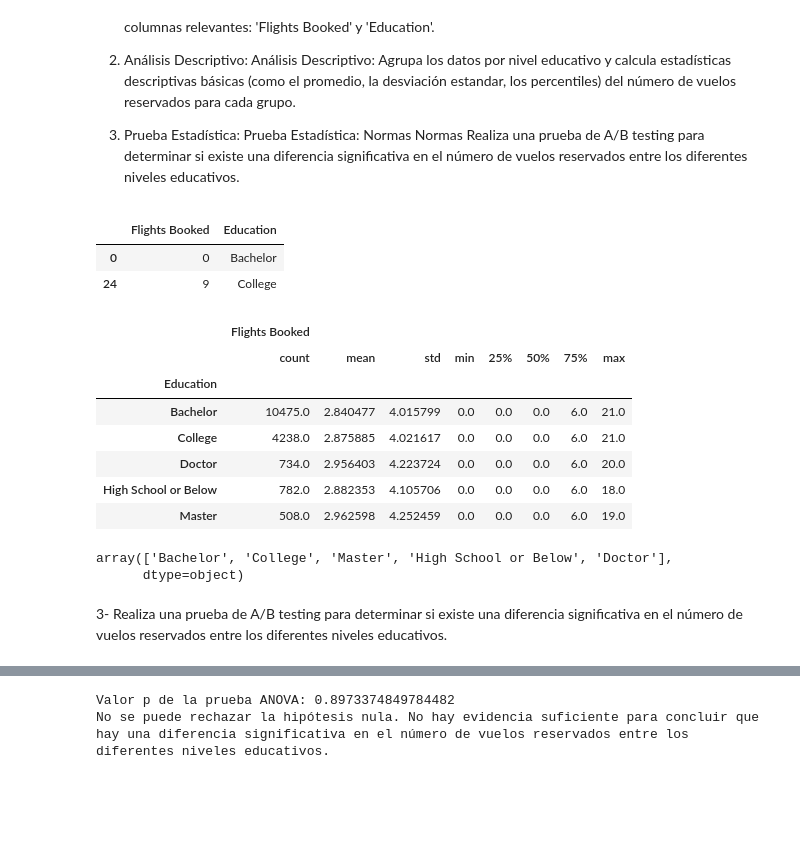
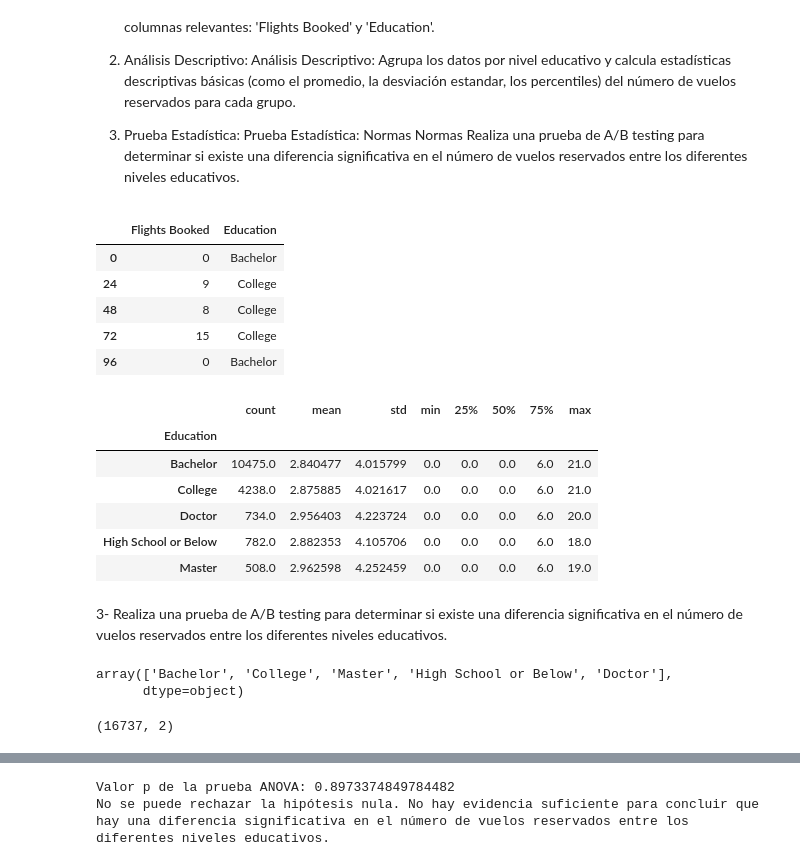
Before and after one commit to Adalab/bda-modulo-3-evaluacion-final-fedraca, a Jupyter notebook: EVALUACION FINAL MODULO 3.ipynb, the cells around one changed output, grey strips where cells are left out. Saved outputs shown, nothing was run; the diff lists cells and outputs as text; code cells hidden in the pictures; blank space fills up the shorter version.

```diff
--- a/EVALUACION FINAL MODULO 3.ipynb
+++ b/EVALUACION FINAL MODULO 3.ipynb
@@ -624,19 +621,21 @@ FASE 3- EVALUACION DE DIFERENCIAS EN RESERVAS DE VUELOS POR NIVEL EDUCATIVO
  Realiza una prueba de A/B testing para determinar si existe una diferencia significativa en el número de vuelos reservados entre los diferentes
  niveles educativos.
 # %%
-# 1- preparacion de datos, filtramos el data frame original y sacamos solo las columnas que nos importan
+# 1- preparacion de datos, filtramos el data frame original y sacamos solo las columnas que qurems
 vuelos_edu= df_unido_merge.loc[:, ["Flights Booked", "Education"]]
-vuelos_edu.head(2)
+vuelos_edu.head()
 # %% [output]
 |  | Flights Booked | Education |
 | 0 | 0 | Bachelor |
 | 24 | 9 | College |
+| 48 | 8 | College |
+| 72 | 15 | College |
+| 96 | 0 | Bachelor |
 # %%
 # 2- Agrupa los datos por nivel educativo y calcula estadísticas descriptivas
-stats_por_educacion = vuelos_edu.groupby('Education').describe()
+stats_por_educacion = vuelos_edu.groupby('Education')['Flights Booked'].describe()
 stats_por_educacion
 # %% [output]
-|  | Flights Booked |  |  |  |  |  |  |  |
 |  | count | mean | std | min | 25% | 50% | 75% | max |
 | Education |  |  |  |  |  |  |  |  |
 | Bachelor | 10475.0 | 2.840477 | 4.015799 | 0.0 | 0.0 | 0.0 | 6.0 | 21.0 |
@@ -644,10 +643,14 @@ stats_por_educacion
 | Doctor | 734.0 | 2.956403 | 4.223724 | 0.0 | 0.0 | 0.0 | 6.0 | 20.0 |
 | High School or Below | 782.0 | 2.882353 | 4.105706 | 0.0 | 0.0 | 0.0 | 6.0 | 18.0 |
 | Master | 508.0 | 2.962598 | 4.252459 | 0.0 | 0.0 | 0.0 | 6.0 | 19.0 |
+# %% [markdown]
+3- Realiza una prueba de A/B testing para determinar si existe una diferencia significativa en el número de vuelos reservados entre los diferentes niveles educativos.
 # %%
 vuelos_edu["Education"].unique()
 # %% [output]
 array(['Bachelor', 'College', 'Master', 'High School or Below', 'Doctor'],
       dtype=object)
-# %% [markdown]
-3- Realiza una prueba de A/B testing para determinar si existe una diferencia significativa en el número de vuelos reservados entre los diferentes niveles educativos.
+# %%
+vuelos_edu.shape
+# %% [output]
+(16737, 2)
```
Also changed, not shown: parts of 8 cells of this notebook.
